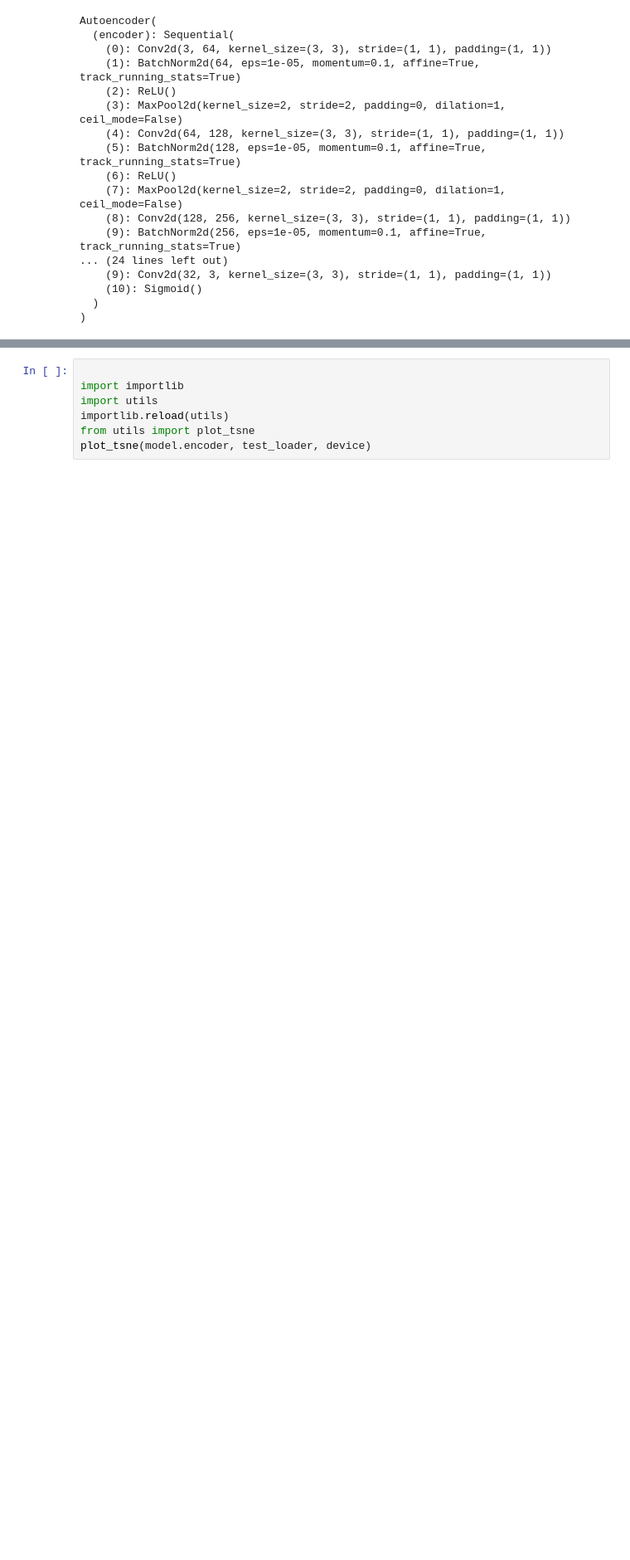
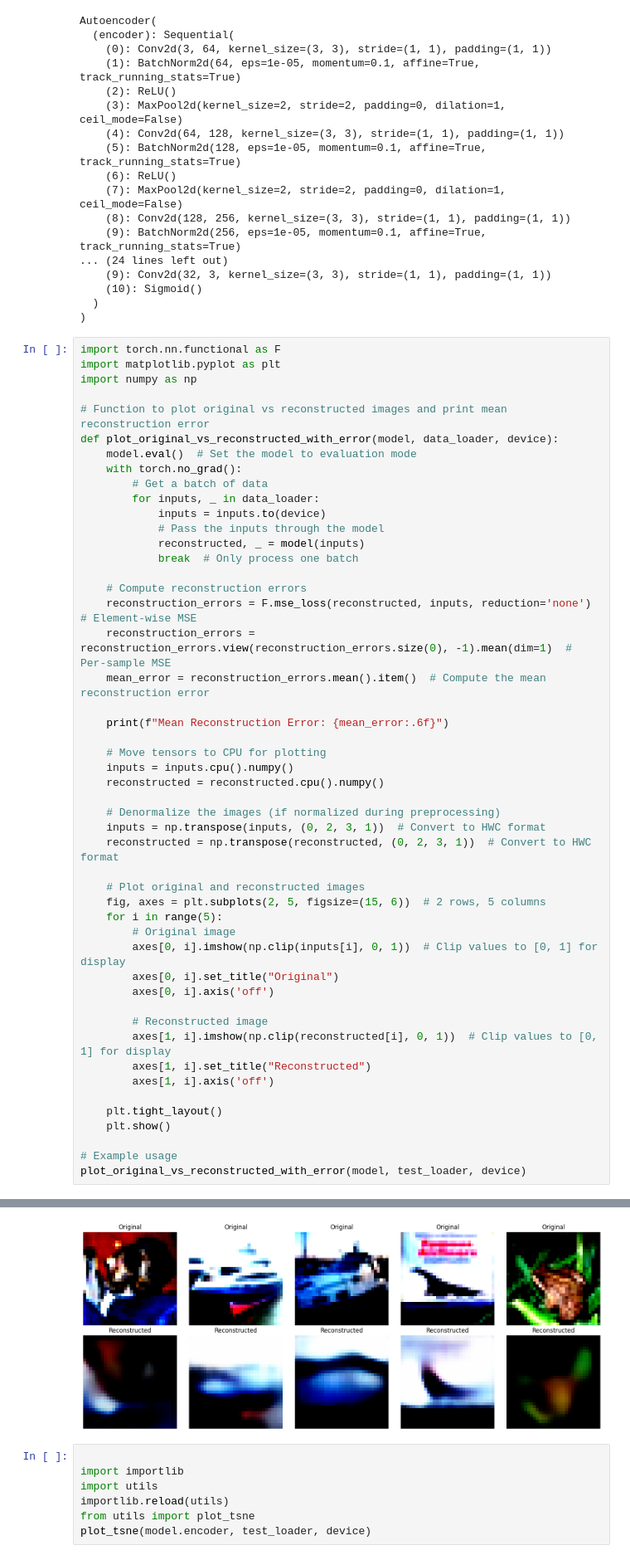
Before and after one commit to oren-ron/Deep_project, a Jupyter notebook: subtask123-paper.ipynb, the cells around one changed output, grey strips where cells are left out. Shown: that part at 83% size. Cells and saved outputs as stored; diff of their text form; blank space fills up the shorter version.

Commit message:
some visualization

```diff
--- a/subtask123-paper.ipynb
+++ b/subtask123-paper.ipynb
@@ -267,3 +267,53 @@ Autoencoder(
     (10): Sigmoid()
   )
 )
+# %%
+import torch.nn.functional as F
+import matplotlib.pyplot as plt
+import numpy as np
+
+# Function to plot original vs reconstructed images and print mean reconstruction error
+def plot_original_vs_reconstructed_with_error(model, data_loader, device):
+    model.eval()  # Set the model to evaluation mode
+    with torch.no_grad():
+        # Get a batch of data
+        for inputs, _ in data_loader:
+            inputs = inputs.to(device)
+            # Pass the inputs through the model
+            reconstructed, _ = model(inputs)
+            break  # Only process one batch
+
+    # Compute reconstruction errors
+    reconstruction_errors = F.mse_loss(reconstructed, inputs, reduction='none')  # Element-wise MSE
+    reconstruction_errors = reconstruction_errors.view(reconstruction_errors.size(0), -1).mean(dim=1)  # Per-sample MSE
+    mean_error = reconstruction_errors.mean().item()  # Compute the mean reconstruction error
+
+    print(f"Mean Reconstruction Error: {mean_error:.6f}")
+
+    # Move tensors to CPU for plotting
+    inputs = inputs.cpu().numpy()
+    reconstructed = reconstructed.cpu().numpy()
+
+    # Denormalize the images (if normalized during preprocessing)
+    inputs = np.transpose(inputs, (0, 2, 3, 1))  # Convert to HWC format
+    reconstructed = np.transpose(reconstructed, (0, 2, 3, 1))  # Convert to HWC format
+
+    # Plot original and reconstructed images
+    fig, axes = plt.subplots(2, 5, figsize=(15, 6))  # 2 rows, 5 columns
+    for i in range(5):
+        # Original image
+        axes[0, i].imshow(np.clip(inputs[i], 0, 1))  # Clip values to [0, 1] for display
+        axes[0, i].set_title("Original")
+        axes[0, i].axis('off')
+
+        # Reconstructed image
+        axes[1, i].imshow(np.clip(reconstructed[i], 0, 1))  # Clip values to [0, 1] for display
+        axes[1, i].set_title("Reconstructed")
+        axes[1, i].axis('off')
+
+    plt.tight_layout()
+    plt.show()
+
+# Example usage
+plot_original_vs_reconstructed_with_error(model, test_loader, device)
+# %% [output]
@@ -270,3 +321,4 @@ Autoencoder(
+[figure, added]
 # %%
 
 import importlib
```
Also changed, not shown: parts of 1 cell of this notebook, 12 other files.
